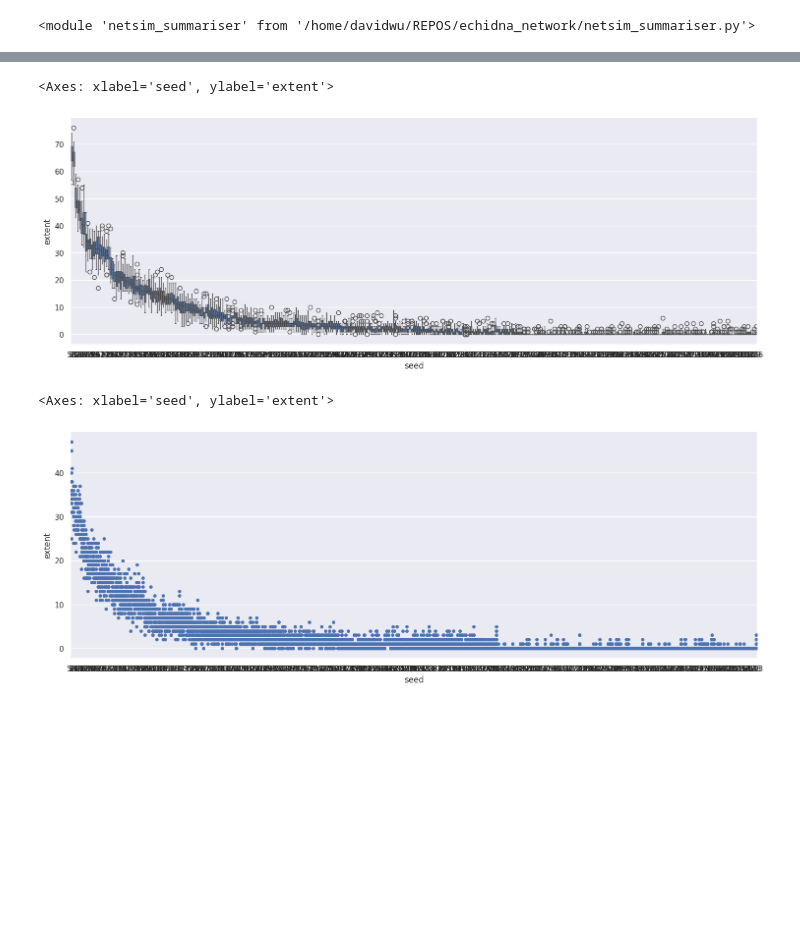
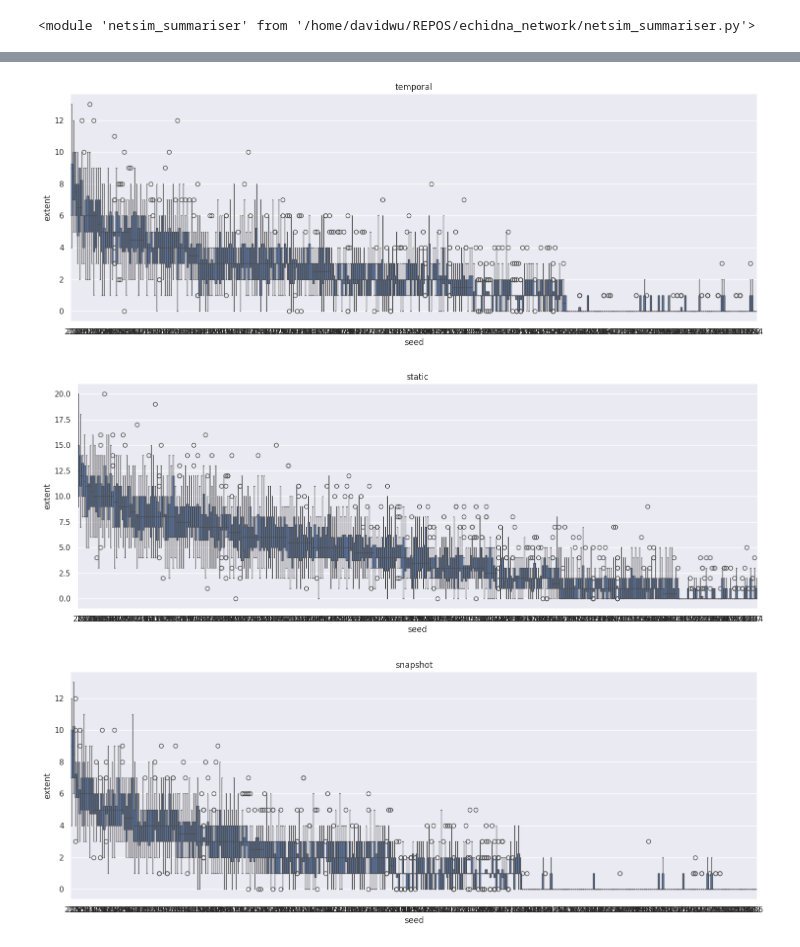
Before and after one commit to dwu0042/explore_echidna, a Jupyter notebook: compute_summary_stats.ipynb, the cells around one changed output, grey strips where cells are left out. Cells and saved outputs as stored; diff of their text form; code cells hidden in the pictures; blank space fills up the shorter version.

```diff
--- a/compute_summary_stats.ipynb
+++ b/compute_summary_stats.ipynb
@@ -86,17 +18,0 @@ else:
-# %%
-fig, ax = plt.subplots(figsize=(18, 6))
-
-staticnosh_median_extent = staticnosh_df.group_by('seed').median().select('seed', 'extent')
-snorder = staticnosh_median_extent.sort('extent', descending=True).select('seed').to_series().to_list()
-
-sns.boxplot(
-    staticnosh_df.select('seed', 'extent'),
-    x='seed',
-    y='extent',
-    order=snorder,
-    orient='v',
-    ax=ax,
-)
-# %% [output]
-<Axes: xlabel='seed', ylabel='extent'>
-[figure, removed]
@@ -115,17 +19,17 @@ else:
-# %%
-fig, ax = plt.subplots(figsize=(18, 6))
-
-temporal_median_extent = temporal_df.group_by('seed').median().select('seed', 'extent')
-torder = temporal_median_extent.sort('extent', descending=True).select('seed').to_series().to_list()
-
-sns.stripplot(
-    temporal_df.select('seed', 'extent'),
-    x='seed',
-    y='extent',
-    order=torder,
-    orient='v',
-    ax=ax,
-)
-# %% [output]
-<Axes: xlabel='seed', ylabel='extent'>
-[figure, removed]
+# %%
+simulation_archives = {
+    'temporal': './zero_sims/temporal/sim_all_30s.h5',
+    'static': './zero_sims/static/sim_all_30s.h5',
+    'snapshot': './zero_sims/snapshot/sims_with_30seeds_pseudocap.h5'
+}
+
+processed_results = {}
+
+for label, archive in simulation_archives.items():
+    if RECOMPUTE_METRICS:
+        summariser = summ.Summariser(archive)
+        result_df = summariser.metrics(ncpus=6, no_move=True, drop=[]).add_extent(30)
+        result_df.write_parquet(Path(archive).with_name('metrics_30s.parquet'))
+        processed_results[label] = result_df
+    else:
+        processed_results[label] = pl.read_parquet(Path(archive).with_name('metrics_30s.parquet'))
@@ -132,2 +55,10 @@ sns.stripplot(
+# %%
+for k, df in processed_results.items():
+    _, _, fig, ax = plot_median_extent(df)
+    ax.set_title(k)
+# %% [output]
+[figure, added]
+[figure, added]
+[figure, added]
 # %%
 combined_median_df = pl.concat(
```
Also changed, not shown: parts of 18 cells of this notebook.
